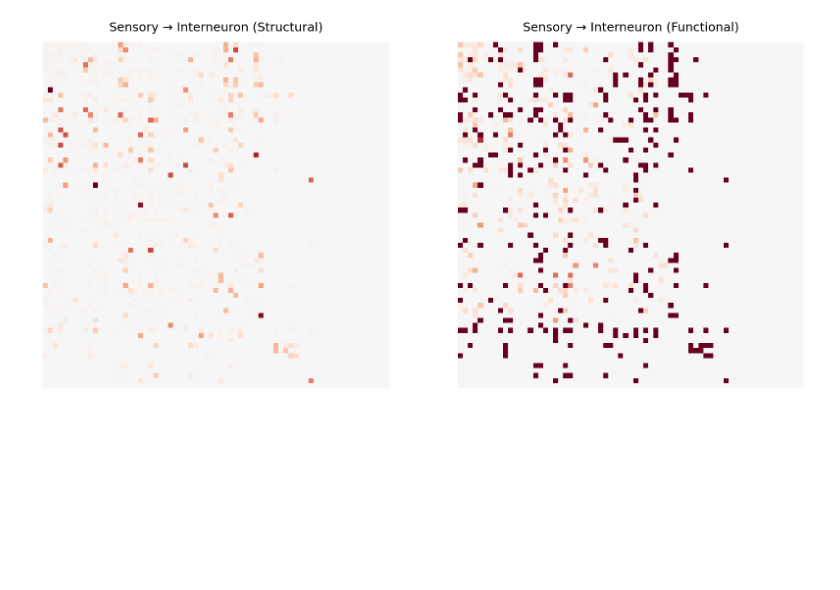
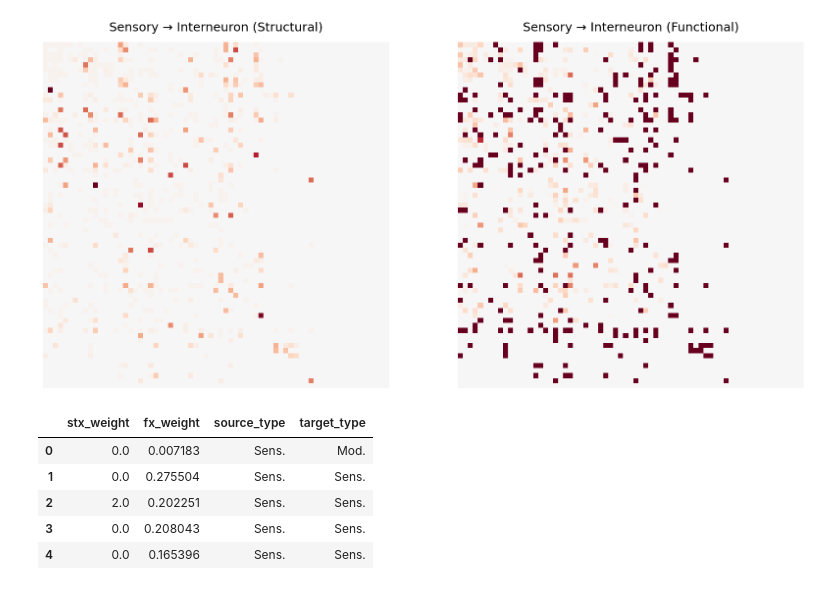
Before and after one commit to Shavit-Lab/celegans_connectome_analysis, a Jupyter notebook: networks.ipynb, the cells around one changed output. Cells and saved outputs as stored; diff of their text form; code cells hidden in the pictures; blank space fills up the shorter version.

```diff
--- a/networks.ipynb
+++ b/networks.ipynb
@@ -167,3 +167,26 @@ gl.plot.heatmap(padded_sub_fx_adj, title="Sensory → Interneuron (Functional)",
 plt.show()
 # %% [output]
 [figure]
+# %%
+# compute correlation between stx_weight and fx_weight
+weights = pd.DataFrame(columns=['stx_weight', 'fx_weight', 'source_type', 'target_type'])
+for u, v in G.edges:
+    fx_weight = 0
+    stx_weight = 0
+    if 'fx_weight' in G[u][v]:
+        fx_weight = G[u][v]['fx_weight']
+    if 'stx_weight' in G[u][v]:
+        stx_weight = G[u][v]['stx_weight']
+    weights.loc[len(weights)] = [stx_weight,
+                                fx_weight,
+                                G.nodes[u]['neuron type'],
+                                G.nodes[v]['neuron type']]
+
+weights.head()
+# %% [output]
+|  | stx_weight | fx_weight | source_type | target_type |
+| 0 | 0.0 | 0.007183 | Sens. | Mod. |
+| 1 | 0.0 | 0.275504 | Sens. | Sens. |
+| 2 | 2.0 | 0.202251 | Sens. | Sens. |
+| 3 | 0.0 | 0.208043 | Sens. | Sens. |
+| 4 | 0.0 | 0.165396 | Sens. | Sens. |
```
Also changed, not shown: parts of 8 cells of this notebook.
